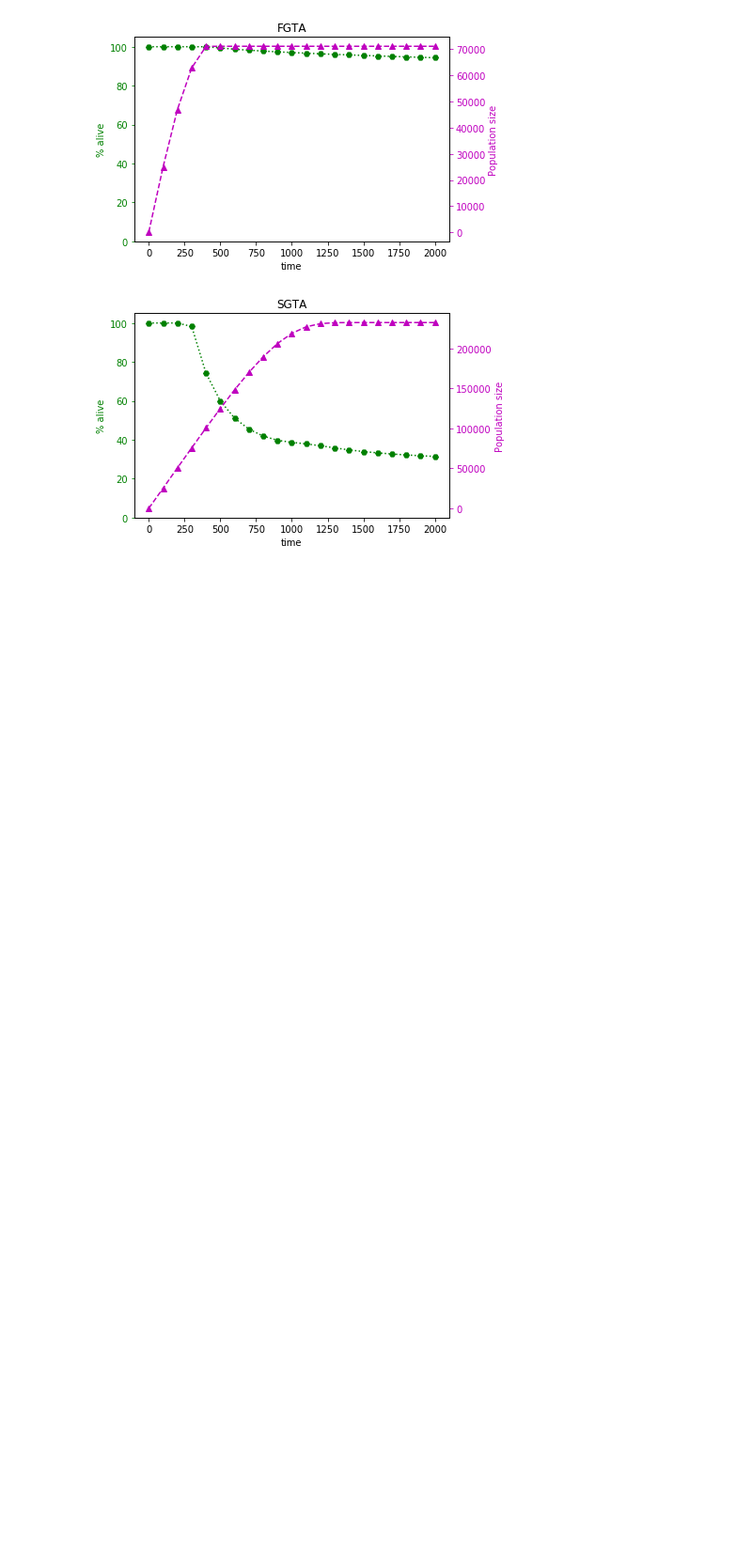
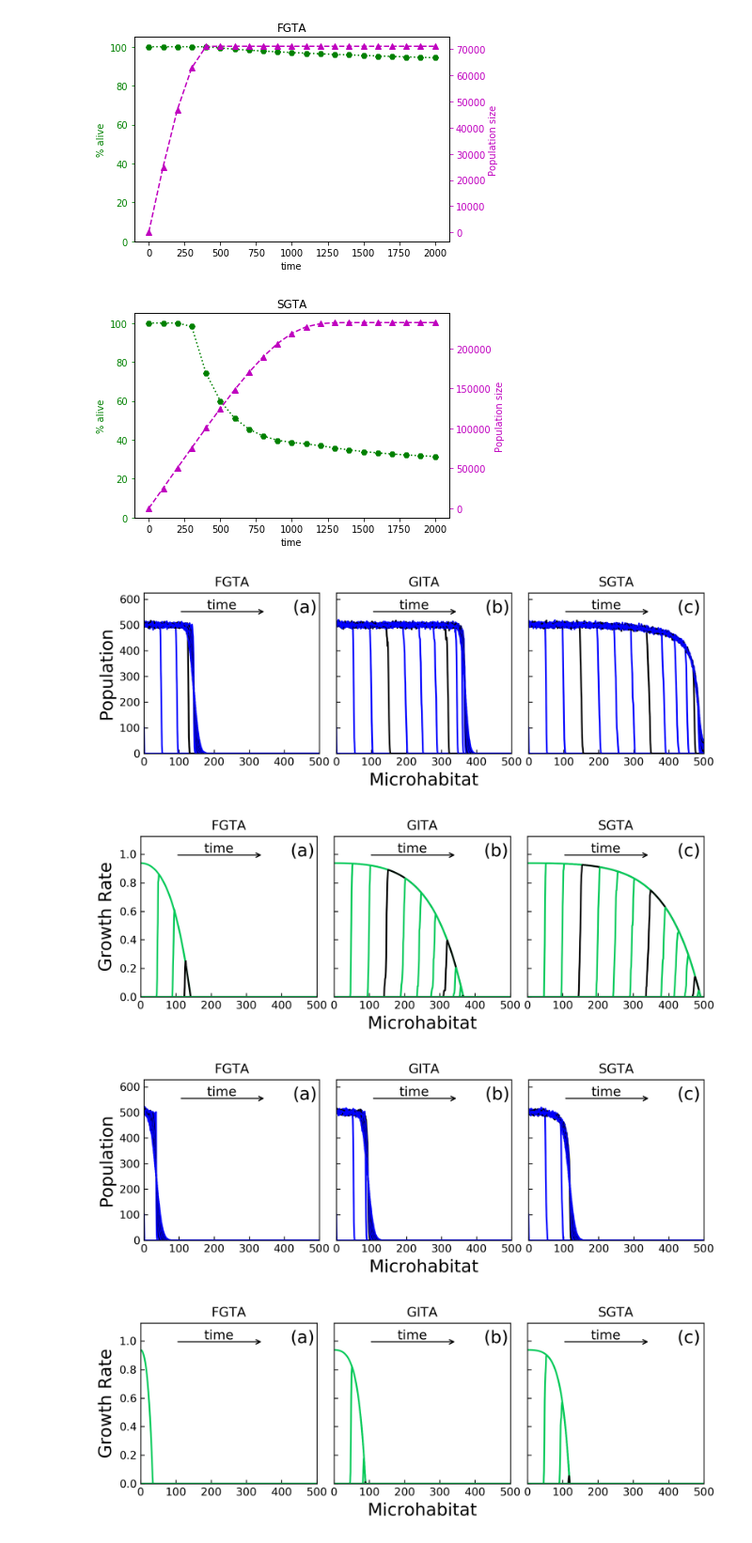
Before and after one commit to patricksinclair/Paper-Nutrients, a Jupyter notebook: MasterPlotter.ipynb, the cells around one changed output. Shown: that part at 94% size. Drawn from its saved outputs; the diff is of its cells as text; code cells hidden in the pictures; blank space fills up the shorter version.

Commit message:
three plots

```diff
--- a/MasterPlotter.ipynb
+++ b/MasterPlotter.ipynb
@@ -196,5 +187,3 @@ percentAliveAndSizeOverTime(SGTA_wDeath_alpha_specificAlpha_aliveSpatial, SGTA_w
 # %% [output]
 [figure]
 [figure]
-# %%
-def plotThreeDistributionsSideBySide
@@ -200,0 +233,22 @@ def plotThreeDistributionsSideBySide
+# %%
+popColour = 'blue'
+gRateColour = '#00C957'
+popYLabel = 'Population'
+gRateYLabel = 'Growth Rate'
+
+string1 = 'simple-no_death-alpha=specific_alpha-spatialDistb.png'
+plotThreeDistributionsSideBySide(FGTA_simple_alpha_specificAlpha_spatial, GITA_simple_alpha_specificAlpha_spatial, SGTA_simple_alpha_specificAlpha_spatial, popYLabel, popColour, string1)
+
+string2 = 'simple-no_death-alpha=specific_alpha-gRateDistb.png'
+plotThreeDistributionsSideBySide(FGTA_simple_alpha_specificAlpha_gRate, GITA_simple_alpha_specificAlpha_gRate, SGTA_simple_alpha_specificAlpha_gRate, gRateYLabel, gRateColour, string2)
+
+string3 = 'simple-no_death-alpha=0.02-spatialDistb.png'
+plotThreeDistributionsSideBySide(FGTA_simple_alpha_002_spatial, GITA_simple_alpha_002_spatial, SGTA_simple_alpha_002_spatial, popYLabel, popColour, string3)
+
+string4 = 'simple-no_death-alpha=0.02-gRateDistb.png'
+plotThreeDistributionsSideBySide(FGTA_simple_alpha_002_gRate, GITA_simple_alpha_002_gRate, SGTA_simple_alpha_002_gRate, gRateYLabel, gRateColour, string4)
+# %% [output]
+[figure, added]
+[figure, added]
+[figure, added]
+[figure, added]
```
Also changed, not shown: parts of 2 cells of this notebook, 4 other files.
